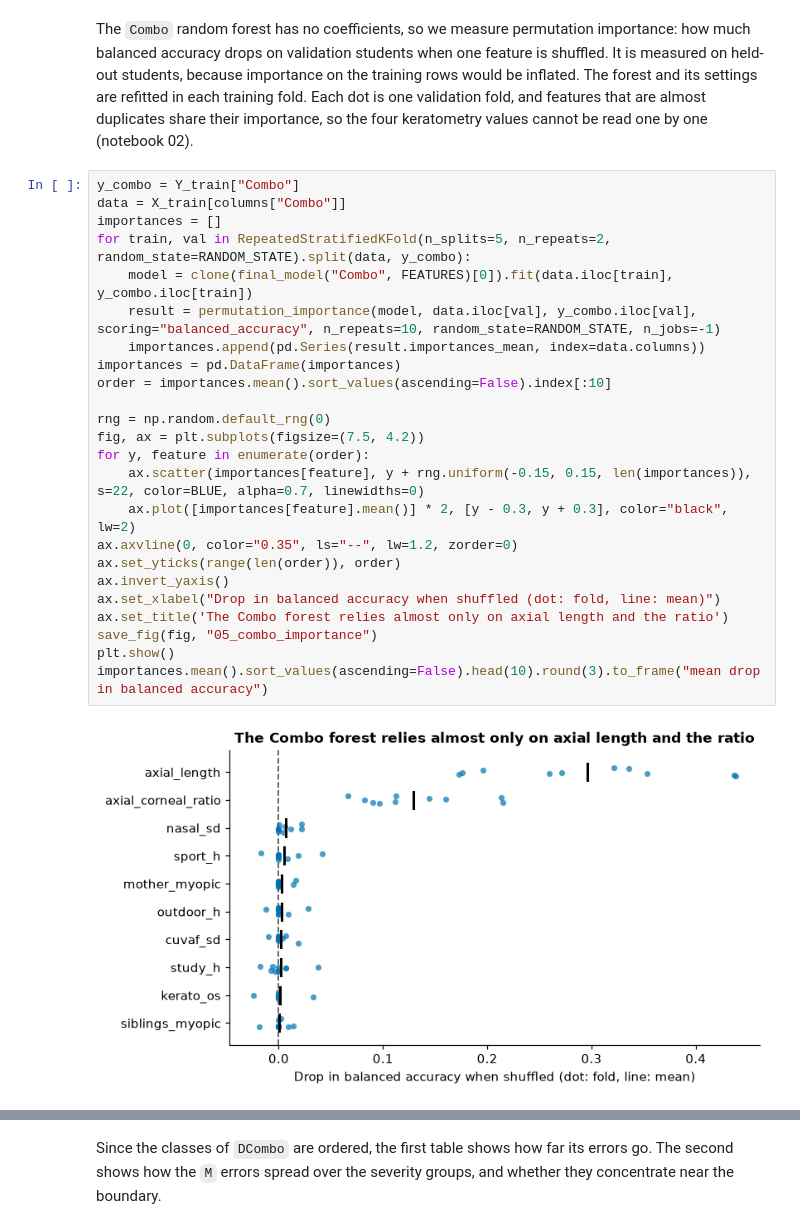
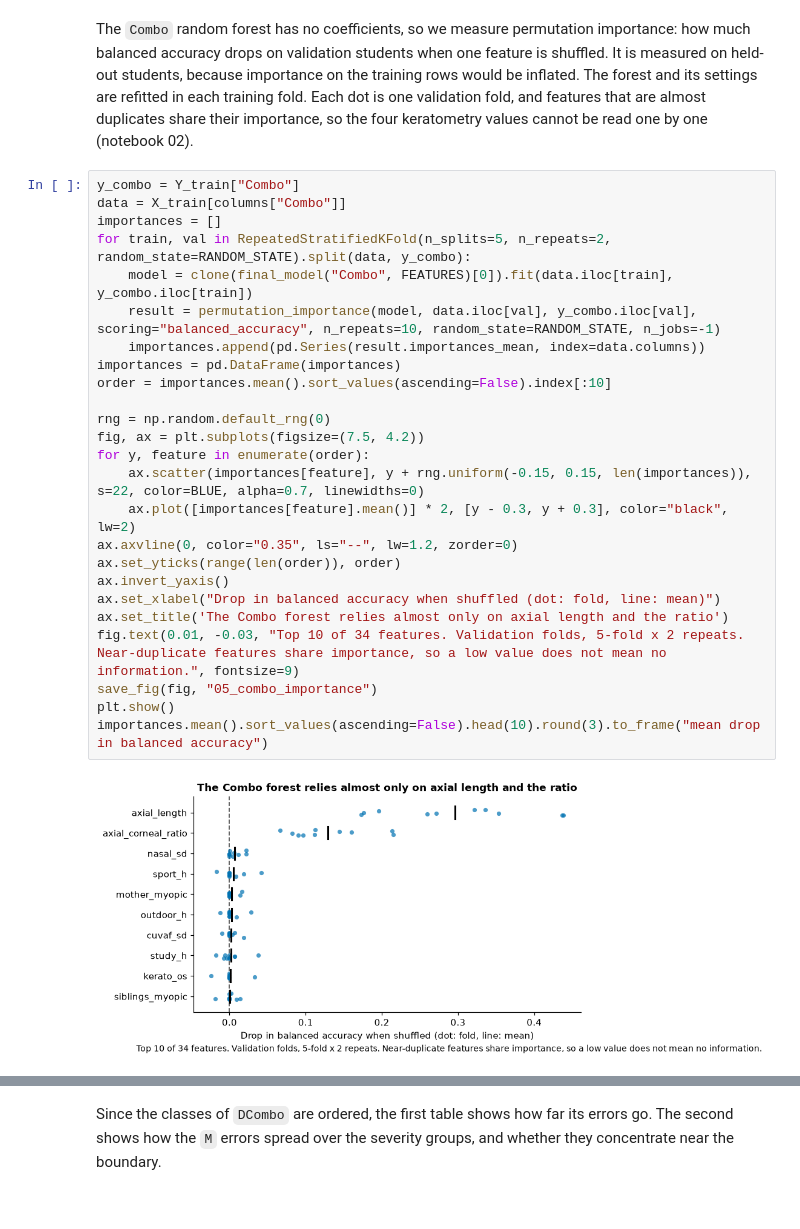
Before and after one commit to tomas20oriol-jpg/miopia-ml-project, a Jupyter notebook: notebooks/05_final_models.ipynb, the cells around one changed output, grey strips where cells are left out. Drawn from its saved outputs; the diff is of its cells as text.

```diff
--- a/notebooks/05_final_models.ipynb
+++ b/notebooks/05_final_models.ipynb
@@ -88,29 +101,30 @@ The `Combo` random forest has no coefficients, so we measure permutation importa
 # %%
 y_combo = Y_train["Combo"]
 data = X_train[columns["Combo"]]
 importances = []
 for train, val in RepeatedStratifiedKFold(n_splits=5, n_repeats=2, random_state=RANDOM_STATE).split(data, y_combo):
     model = clone(final_model("Combo", FEATURES)[0]).fit(data.iloc[train], y_combo.iloc[train])
     result = permutation_importance(model, data.iloc[val], y_combo.iloc[val], scoring="balanced_accuracy", n_repeats=10, random_state=RANDOM_STATE, n_jobs=-1)
     importances.append(pd.Series(result.importances_mean, index=data.columns))
 importances = pd.DataFrame(importances)
 order = importances.mean().sort_values(ascending=False).index[:10]
 
 rng = np.random.default_rng(0)
 fig, ax = plt.subplots(figsize=(7.5, 4.2))
 for y, feature in enumerate(order):
     ax.scatter(importances[feature], y + rng.uniform(-0.15, 0.15, len(importances)), s=22, color=BLUE, alpha=0.7, linewidths=0)
     ax.plot([importances[feature].mean()] * 2, [y - 0.3, y + 0.3], color="black", lw=2)
 ax.axvline(0, color="0.35", ls="--", lw=1.2, zorder=0)
 ax.set_yticks(range(len(order)), order)
 ax.invert_yaxis()
 ax.set_xlabel("Drop in balanced accuracy when shuffled (dot: fold, line: mean)")
 ax.set_title('The Combo forest relies almost only on axial length and the ratio')
+fig.text(0.01, -0.03, "Top 10 of 34 features. Validation folds, 5-fold x 2 repeats. Near-duplicate features share importance, so a low value does not mean no information.", fontsize=9)
 save_fig(fig, "05_combo_importance")
 plt.show()
 importances.mean().sort_values(ascending=False).head(10).round(3).to_frame("mean drop in balanced accuracy")
 # %% [output]
-[figure, old version]
+[figure, new version]
 |  | mean drop in balanced accuracy |
 | axial_length | 0.296 |
 | axial_corneal_ratio | 0.129 |
```
Also changed, not shown: parts of 16 cells of this notebook, 6 other files.
